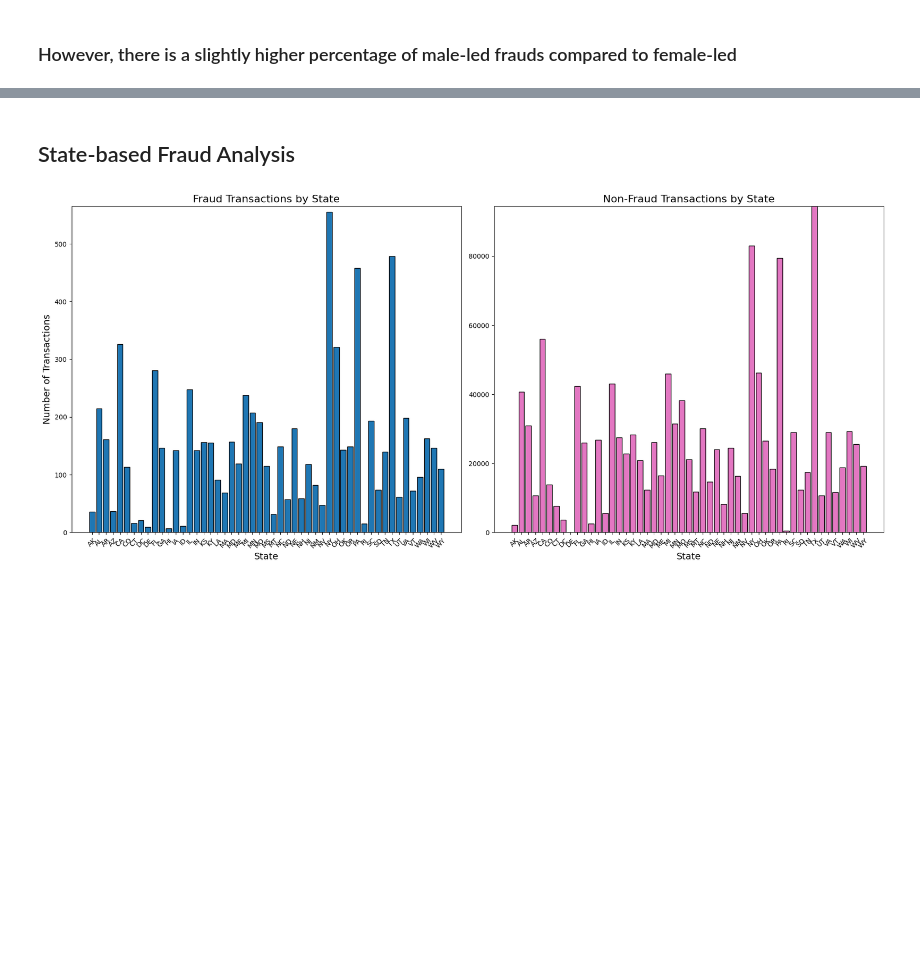
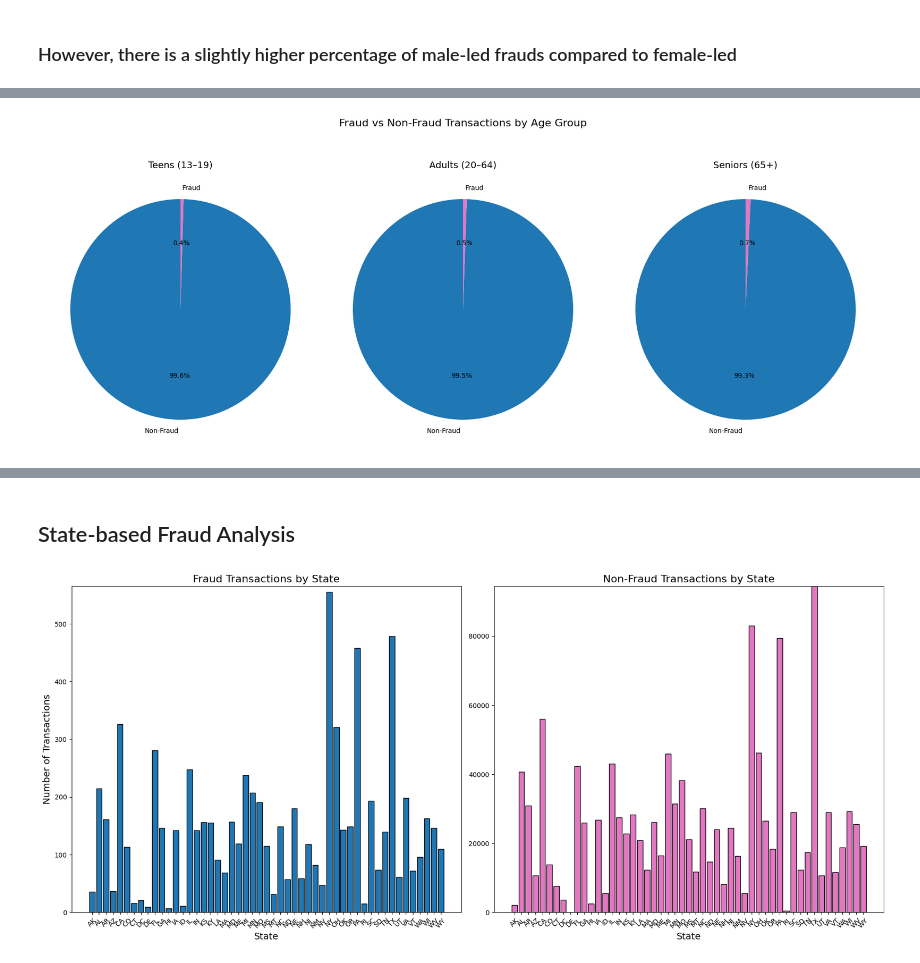
Before and after one commit to RionelxSlovesky/Credit-Card-Transactions-Fraud-Detection, a Jupyter notebook: Data Analysis.ipynb, the cells around one changed output, grey strips where cells are left out. Cells and saved outputs as stored; diff of their text form; code cells hidden in the pictures; blank space fills up the shorter version.

```diff
--- a/Data Analysis.ipynb
+++ b/Data Analysis.ipynb
@@ -162,0 +205,24 @@ plt.show()
+# %%
+age_fraud_distribution = df.groupby(['age_group', 'is_fraud'], observed=False).size().unstack(fill_value=0)
+
+
+teens_data = age_fraud_distribution.loc['Teens']
+adults_data = age_fraud_distribution.loc['Adults']
+seniors_data = age_fraud_distribution.loc['Seniors']
+# %%
+fig, axes = plt.subplots(1, 3, figsize=(18, 8))
+
+axes[0].pie(teens_data, labels=['Non-Fraud', 'Fraud'], autopct='%1.1f%%', colors=['tab:blue', 'tab:pink'], startangle=90)
+axes[0].set_title('Teens (13–19)', fontsize=14)
+
+axes[1].pie(adults_data, labels=['Non-Fraud', 'Fraud'], autopct='%1.1f%%', colors=['tab:blue', 'tab:pink'], startangle=90)
+axes[1].set_title('Adults (20–64)', fontsize=14)
+
+axes[2].pie(seniors_data, labels=['Non-Fraud', 'Fraud'], autopct='%1.1f%%', colors=['tab:blue', 'tab:pink'], startangle=90)
+axes[2].set_title('Seniors (65+)', fontsize=14)
+
+plt.suptitle('Fraud vs Non-Fraud Transactions by Age Group', fontsize=16)
+plt.tight_layout()
+plt.show()
+# %% [output]
+[figure, added]
```
Also changed, not shown: parts of 11 cells of this notebook.
